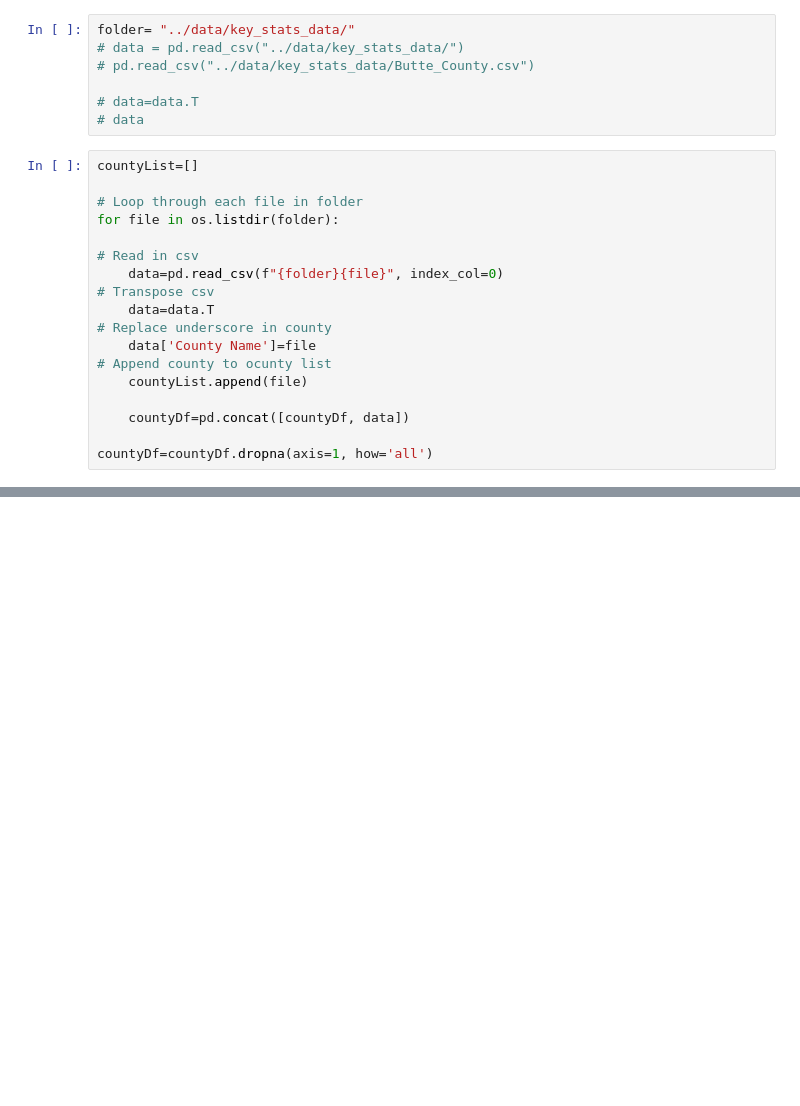
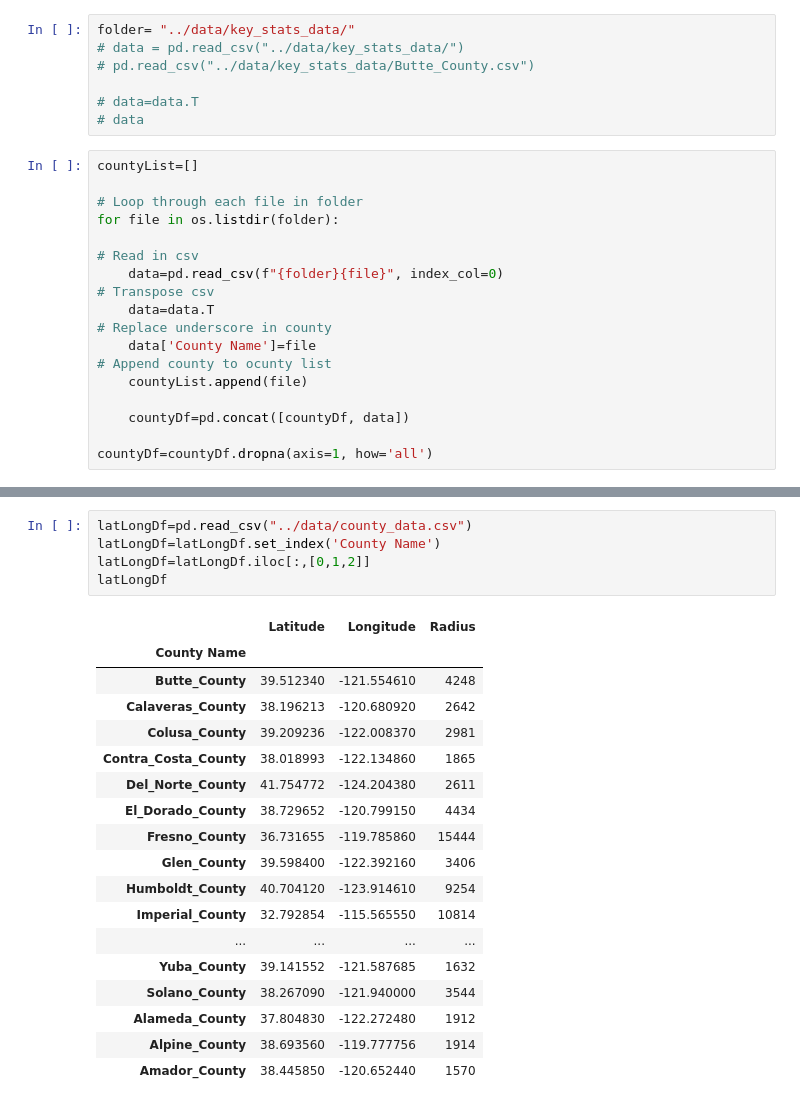
Before and after one commit to youngcourtcourt/project_3, a Jupyter notebook: visualizationCode/countyVisualizations.ipynb, the cells around one changed output, grey strips where cells are left out. Saved outputs shown, nothing was run; the diff lists cells and outputs as text; blank space fills up the shorter version.

Commit message:
Reading in lats and longs of counties

```diff
--- a/visualizationCode/countyVisualizations.ipynb
+++ b/visualizationCode/countyVisualizations.ipynb
@@ -53,3 +53,27 @@ countyDf.set_index('County Name')
 | Ventura_County | 105.0 | 21.0 | 2205.0 | 4.535147e-04 | ... |
 | Mono_County | 287.0 | 57.4 | 16473.8 | 6.070245e-05 | ... |
 | Marin_County | 8.0 | 1.6 | NaN | NaN | ... |
+# %%
+latLongDf=pd.read_csv("../data/county_data.csv")
+latLongDf=latLongDf.set_index('County Name')
+latLongDf=latLongDf.iloc[:,[0,1,2]]
+latLongDf
+# %% [output]
+|  | Latitude | Longitude | Radius |
+| County Name |  |  |  |
+| Butte_County | 39.512340 | -121.554610 | 4248 |
+| Calaveras_County | 38.196213 | -120.680920 | 2642 |
+| Colusa_County | 39.209236 | -122.008370 | 2981 |
+| Contra_Costa_County | 38.018993 | -122.134860 | 1865 |
+| Del_Norte_County | 41.754772 | -124.204380 | 2611 |
+| El_Dorado_County | 38.729652 | -120.799150 | 4434 |
+| Fresno_County | 36.731655 | -119.785860 | 15444 |
+| Glen_County | 39.598400 | -122.392160 | 3406 |
+| Humboldt_County | 40.704120 | -123.914610 | 9254 |
+| Imperial_County | 32.792854 | -115.565550 | 10814 |
+| ... | ... | ... | ... |
+| Yuba_County | 39.141552 | -121.587685 | 1632 |
+| Solano_County | 38.267090 | -121.940000 | 3544 |
+| Alameda_County | 37.804830 | -122.272480 | 1912 |
+| Alpine_County | 38.693560 | -119.777756 | 1914 |
+| Amador_County | 38.445850 | -120.652440 | 1570 |
```
